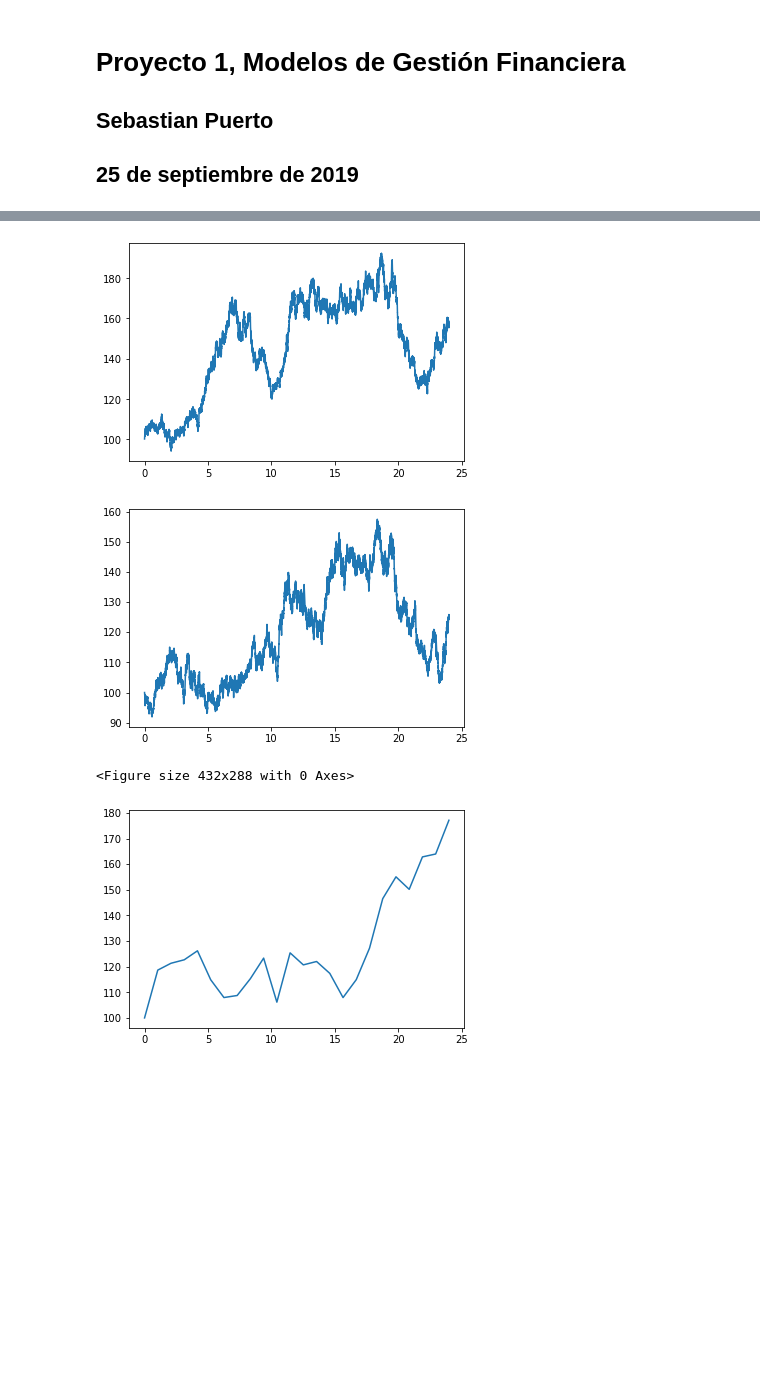
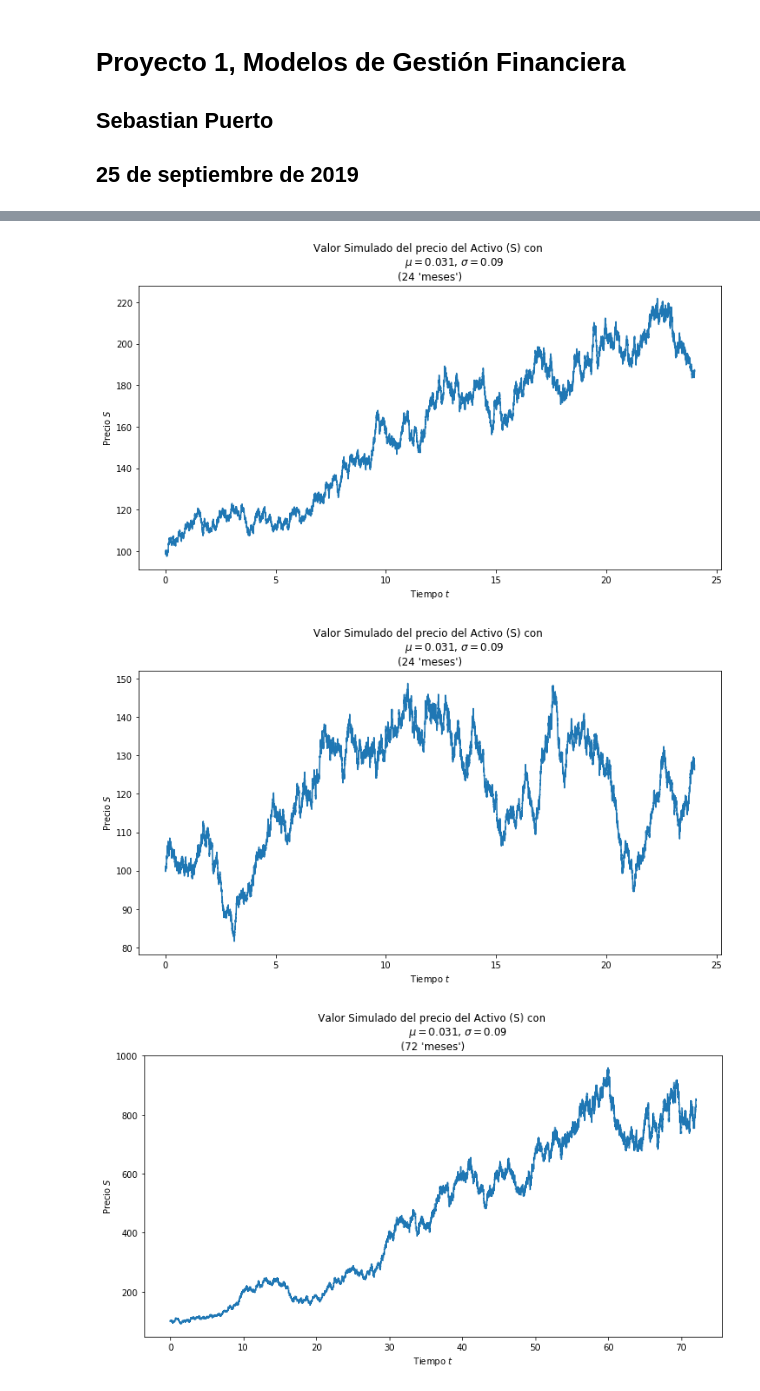
Before and after one commit to Cohnan/FinancialAdministrationModels, a Jupyter notebook: Proyecto 2/Proyecto 2 SCPG.ipynb, the cells around one changed output, grey strips where cells are left out. Drawn from its saved outputs; the diff is of its cells as text; code cells hidden in the pictures; blank space fills up the shorter version.

Commit message:
Agregadas leyendas a graficas y aumento de tamaño

```diff
--- a/Proyecto 2/Proyecto 2 SCPG.ipynb
+++ b/Proyecto 2/Proyecto 2 SCPG.ipynb
@@ -9,7 +9,7 @@ import matplotlib.pyplot as plt
 import time
 %matplotlib inline
 # %%
-def grafico_valor_activo(S0 = 100, mu = 0.02, sig = 0.07, dt = 0.001, Dt = 1, N = 10, graficar = True, pts = 0):
+def grafico_valor_activo(S0 = 100, mu = 0.02, sig = 0.07, dt = 0.001, Dt = 1, N = 10, graficar = True, pts = 0, txtad = ""):
     tf = N*Dt + dt
     ts = np.arange(0, tf, dt)
     dws = np.array([np.random.normal(0, np.sqrt(dt)) for t in ts])
@@ -24,10 +24,17 @@ def grafico_valor_activo(S0 = 100, mu = 0.02, sig = 0.07, dt = 0.001, Dt = 1, N
         dS = S*(mu*dt + sig*dws[i-1])
         Ss[i] = S + dS
 
+
     if not graficar:
         return ts, Ss
 
-    figure = plt.figure()
+    figura = plt.figure(figsize = (12,6))
+    plt.title("Valor Simulado del precio del Activo (S) con \n\
+               $\mu=$" + str(mu) + ", $\sigma=$" + str(sig) + "\n" + txtad)
+
+    plt.xlabel("Tiempo $t$")
+    plt.ylabel("Precio $S$")
+
     if pts == 0:
         plt.plot(ts, Ss)
         plt.show()
@@ -42,10 +49,8 @@ def grafico_valor_activo(S0 = 100, mu = 0.02, sig = 0.07, dt = 0.001, Dt = 1, N
         plotTs[j] = ts[i]
         plotSs[j] = Ss[i]
 
-    if graficar:
-        figura = plt.figure()
-        plt.plot(plotTs, plotSs)
-        plt.show()
+    plt.plot(plotTs, plotSs)
+    plt.show()
 
     return ts, Ss
 # %%
@@ -87,15 +92,10 @@ Tiempo:  0.0850527286529541
 # %%
-#_= grafico_valor_activo(mu = 0.001, sig = 0.5, Dt = 30, N = 120)
-#_= grafico_valor_activo(sig = 0.5, Dt = 1, N = 120*30)
-#_= grafico_valor_activo(sig = 0.5, Dt = 30, N = 120)
-#_= grafico_valor_activo(sig = 0.5, Dt = 1, N = 120*30)
-
 # Mes
-_= grafico_valor_activo(mu = 0.031, sig = np.sqrt(0.008), Dt = 1, N = 24) # mu y sigma de amazon de septiembre de 2017 a septiembre de 2019
-_= grafico_valor_activo(mu = 0.031, sig = np.sqrt(0.008), Dt = 1, N = 24)
-_= grafico_valor_activo(mu = 0.031, sig = np.sqrt(0.008), Dt = 1, N = 24, pts = 24)
+_= grafico_valor_activo(mu = 0.031, sig = 0.09, Dt = 1, N = 24, txtad = "(24 'meses')") # mu y sigma de amazon de septiembre de 2017 a septiembre de 2019
+_= grafico_valor_activo(mu = 0.031, sig = 0.09, Dt = 1, N = 24, txtad = "(24 'meses')")
+_= grafico_valor_activo(mu = 0.031, sig = 0.09, Dt = 1, N = 24*3, txtad = "(72 'meses')")
+_= grafico_valor_activo(mu = 0.031, sig = 0.09, Dt = 1, N = 24*3, txtad = "(72 'meses')")
 # %% [output]
-[figure, old version]
+[figure, new version]
-[figure, old version]
+[figure, new version]
-<Figure size 432x288 with 0 Axes>
-[figure, old version]
+[figure, new version]
```
Also changed, not shown: parts of 2 cells of this notebook.
